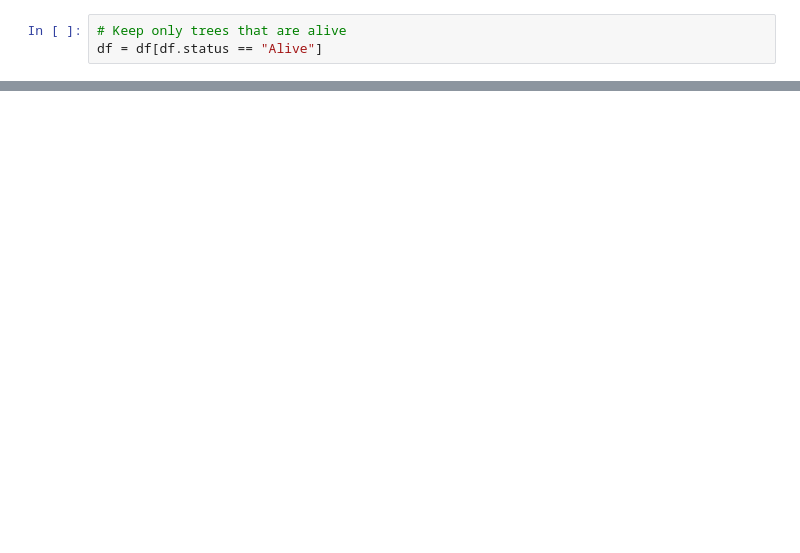
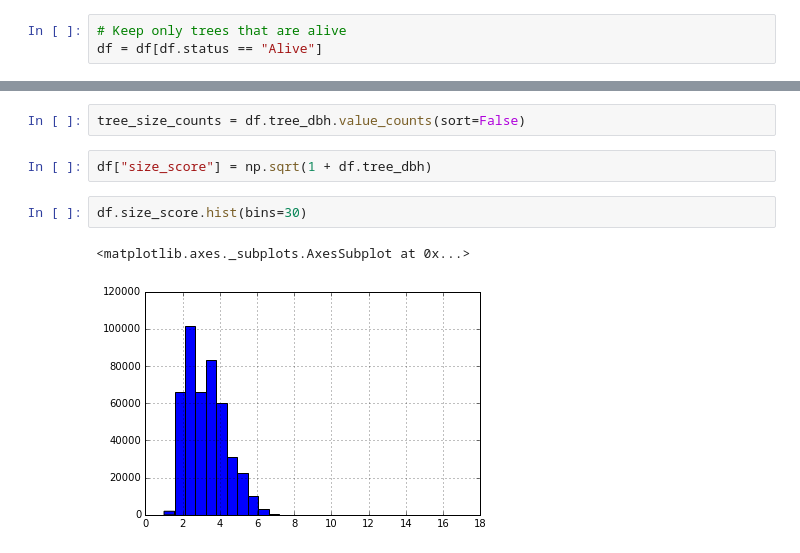
Before and after one commit to CUSP2017/citibike-publicspace, a Jupyter notebook: notebooks/1.4-jp-tree-canopy.ipynb, the cells around one changed output, grey strips where cells are left out. Cells and saved outputs as stored; diff of their text form; blank space fills up the shorter version.

```diff
--- a/notebooks/1.4-jp-tree-canopy.ipynb
+++ b/notebooks/1.4-jp-tree-canopy.ipynb
@@ -66,0 +104,9 @@ array(['Good', 'Poor', 'Fair', None], dtype=object)
+# %%
+tree_size_counts = df.tree_dbh.value_counts(sort=False)
+# %%
+df["size_score"] = np.sqrt(1 + df.tree_dbh)
+# %%
+df.size_score.hist(bins=30)
+# %% [output]
+<matplotlib.axes._subplots.AxesSubplot at 0x...>
+[figure, added]
```
Also changed, not shown: parts of 37 cells of this notebook.
